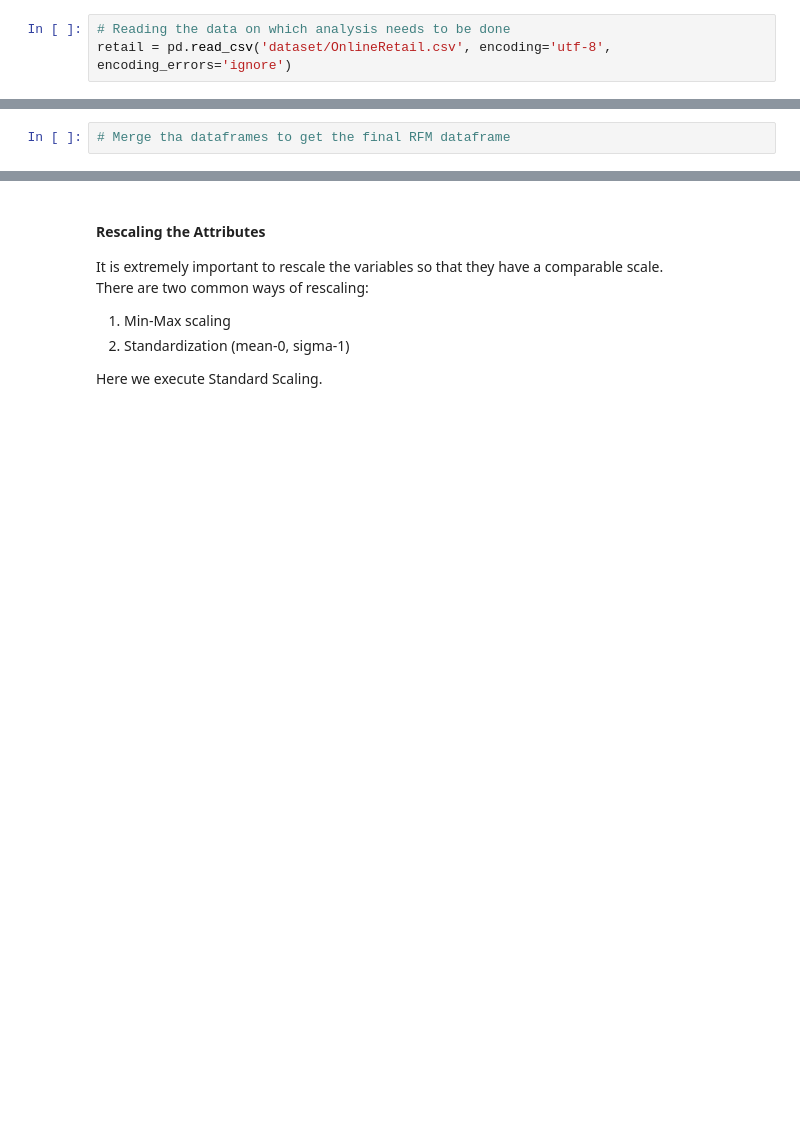
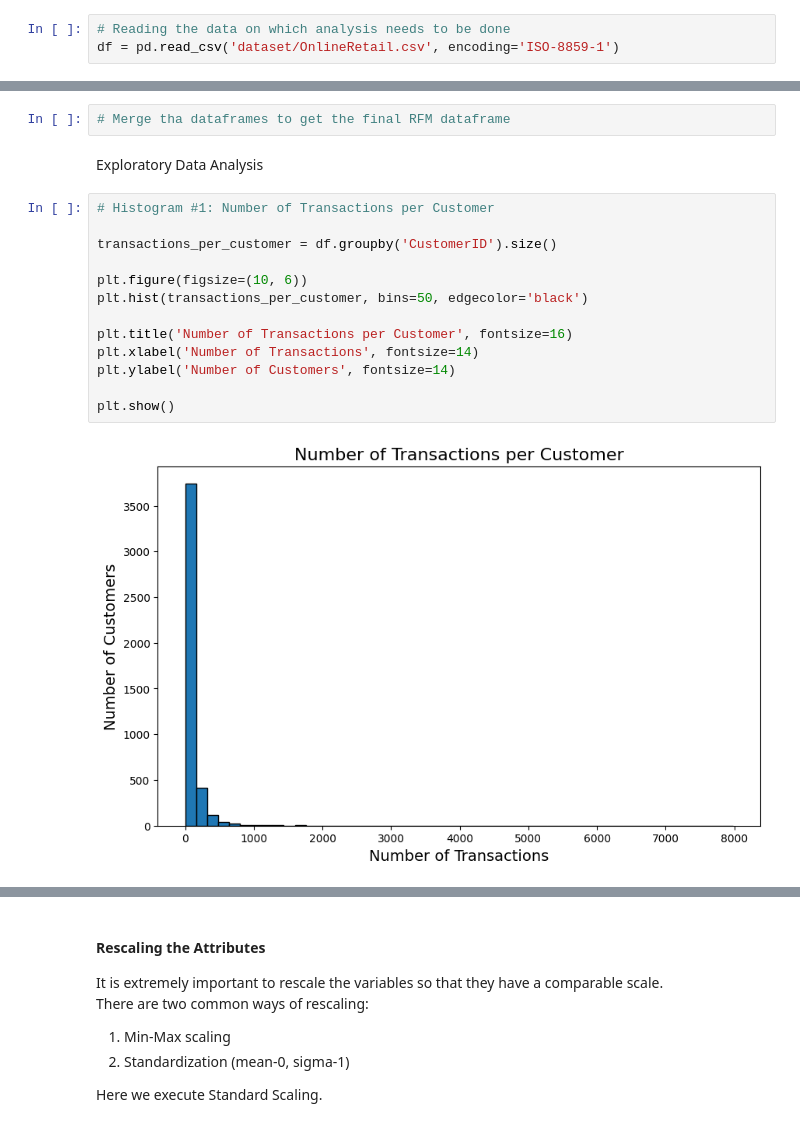
Before and after one commit to spadrejuan/cselec3c-prelims, a Jupyter notebook: Abrigo_Daliuag_Padrejuan_Salvador.ipynb, the cells around one changed output, grey strips where cells are left out. Cells and saved outputs as stored; diff of their text form; blank space fills up the shorter version.

Commit message:
2 histograms

```diff
--- a/Abrigo_Daliuag_Padrejuan_Salvador.ipynb
+++ b/Abrigo_Daliuag_Padrejuan_Salvador.ipynb
@@ -46,7 +46,7 @@ from scipy.cluster.hierarchy import dendrogram
 from scipy.cluster.hierarchy import cut_tree
 # %%
 # Reading the data on which analysis needs to be done
-retail = pd.read_csv('dataset/OnlineRetail.csv', encoding='utf-8', encoding_errors='ignore')
+df = pd.read_csv('dataset/OnlineRetail.csv', encoding='ISO-8859-1')
 # %% [markdown]
 #### Data Dictionary
 
@@ -121,3 +101,20 @@ memory usage: 33.1+ MB
 # Extract number of days only
 # %%
 # Merge tha dataframes to get the final RFM dataframe
+# %% [markdown]
+Exploratory Data Analysis
+# %%
+# Histogram #1: Number of Transactions per Customer
+
+transactions_per_customer = df.groupby('CustomerID').size()
+
+plt.figure(figsize=(10, 6))
+plt.hist(transactions_per_customer, bins=50, edgecolor='black')
+
+plt.title('Number of Transactions per Customer', fontsize=16)
+plt.xlabel('Number of Transactions', fontsize=14)
+plt.ylabel('Number of Customers', fontsize=14)
+
+plt.show()
+# %% [output]
+[figure, added]
```
Also changed, not shown: parts of 3 cells of this notebook.
